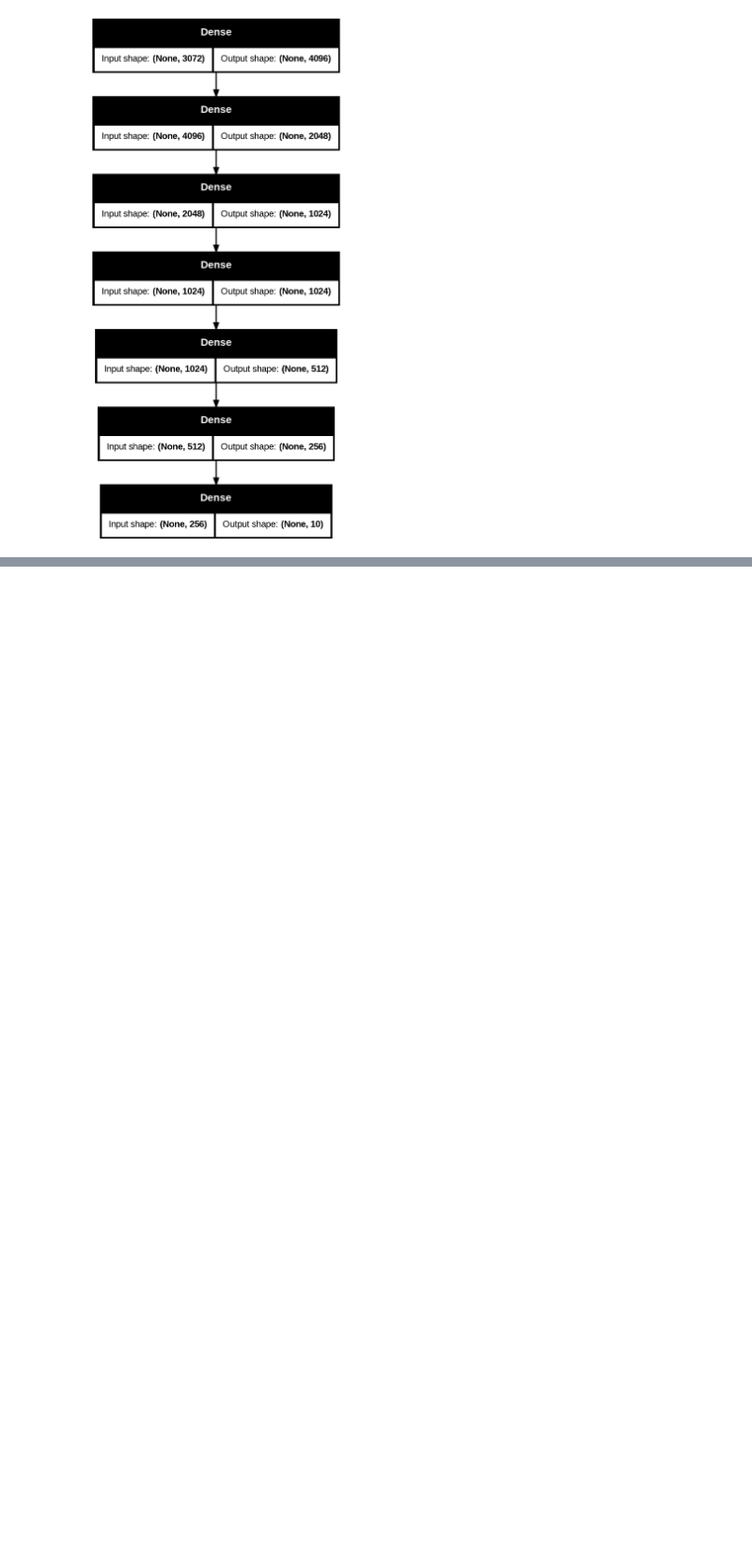
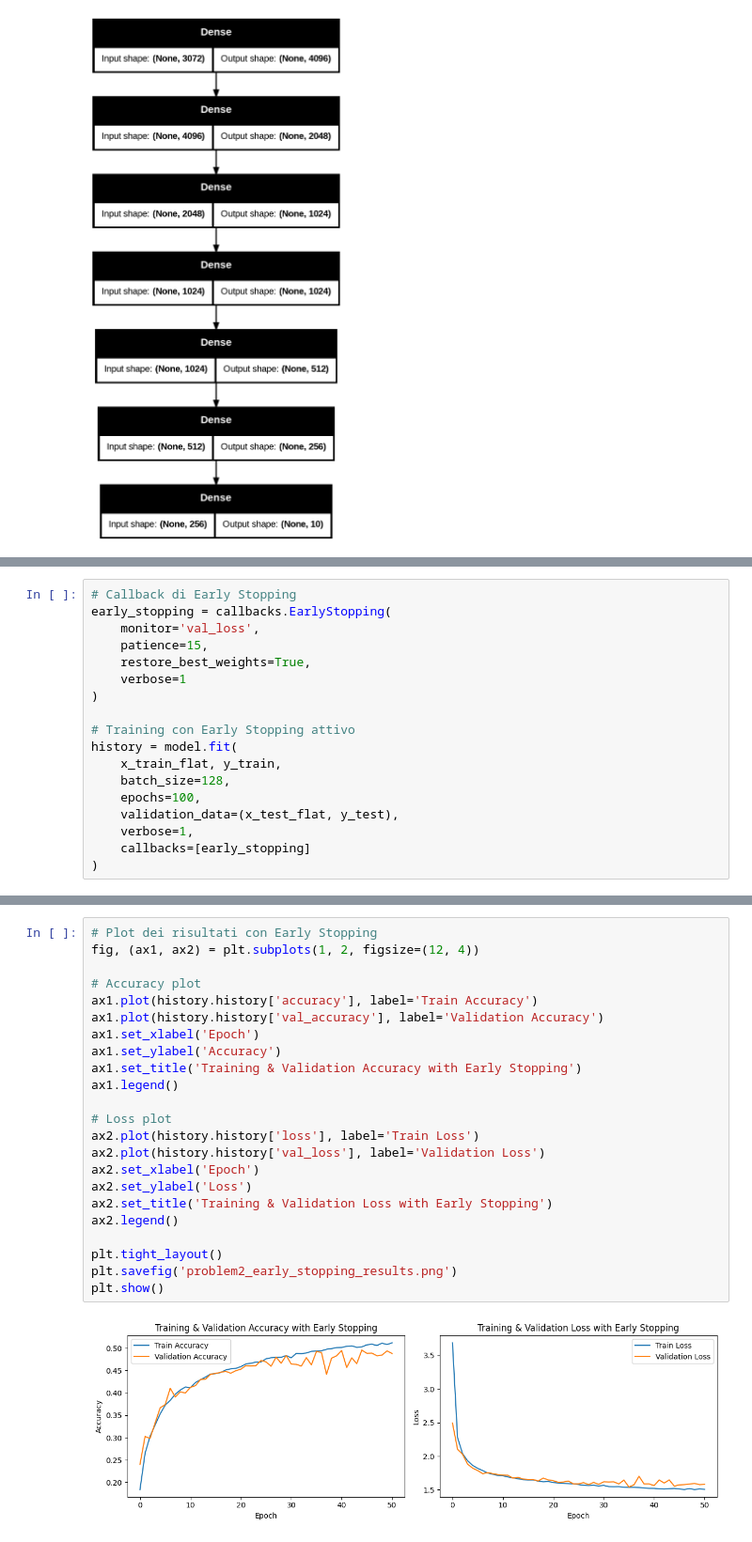
Before and after one commit to Elsacred02/assignment_2_advanced_machine_learning, a Jupyter notebook: Problema2.ipynb, the cells around one changed output, grey strips where cells are left out. Shown: that part at 94% size. Drawn from its saved outputs; the diff is of its cells as text; blank space fills up the shorter version.

Commit message:
Aggiunta L2 Regularitation ed Early stopping

```diff
--- a/Problema2.ipynb
+++ b/Problema2.ipynb
@@ -92,0 +119,18 @@ plt.show()
+# %%
+# Callback di Early Stopping
+early_stopping = callbacks.EarlyStopping(
+    monitor='val_loss',
+    patience=15,
+    restore_best_weights=True,
+    verbose=1
+)
+
+# Training con Early Stopping attivo
+history = model.fit(
+    x_train_flat, y_train,
+    batch_size=128,
+    epochs=100,
+    validation_data=(x_test_flat, y_test),
+    verbose=1,
+    callbacks=[early_stopping]
+)
@@ -92,0 +155,25 @@ plt.show()
+# %%
+# Plot dei risultati con Early Stopping
+fig, (ax1, ax2) = plt.subplots(1, 2, figsize=(12, 4))
+
+# Accuracy plot
+ax1.plot(history.history['accuracy'], label='Train Accuracy')
+ax1.plot(history.history['val_accuracy'], label='Validation Accuracy')
+ax1.set_xlabel('Epoch')
+ax1.set_ylabel('Accuracy')
+ax1.set_title('Training & Validation Accuracy with Early Stopping')
+ax1.legend()
+
+# Loss plot
+ax2.plot(history.history['loss'], label='Train Loss')
+ax2.plot(history.history['val_loss'], label='Validation Loss')
+ax2.set_xlabel('Epoch')
+ax2.set_ylabel('Loss')
+ax2.set_title('Training & Validation Loss with Early Stopping')
+ax2.legend()
+
+plt.tight_layout()
+plt.savefig('problem2_early_stopping_results.png')
+plt.show()
+# %% [output]
+[figure, added]
```
Also changed, not shown: parts of 5 cells of this notebook.
